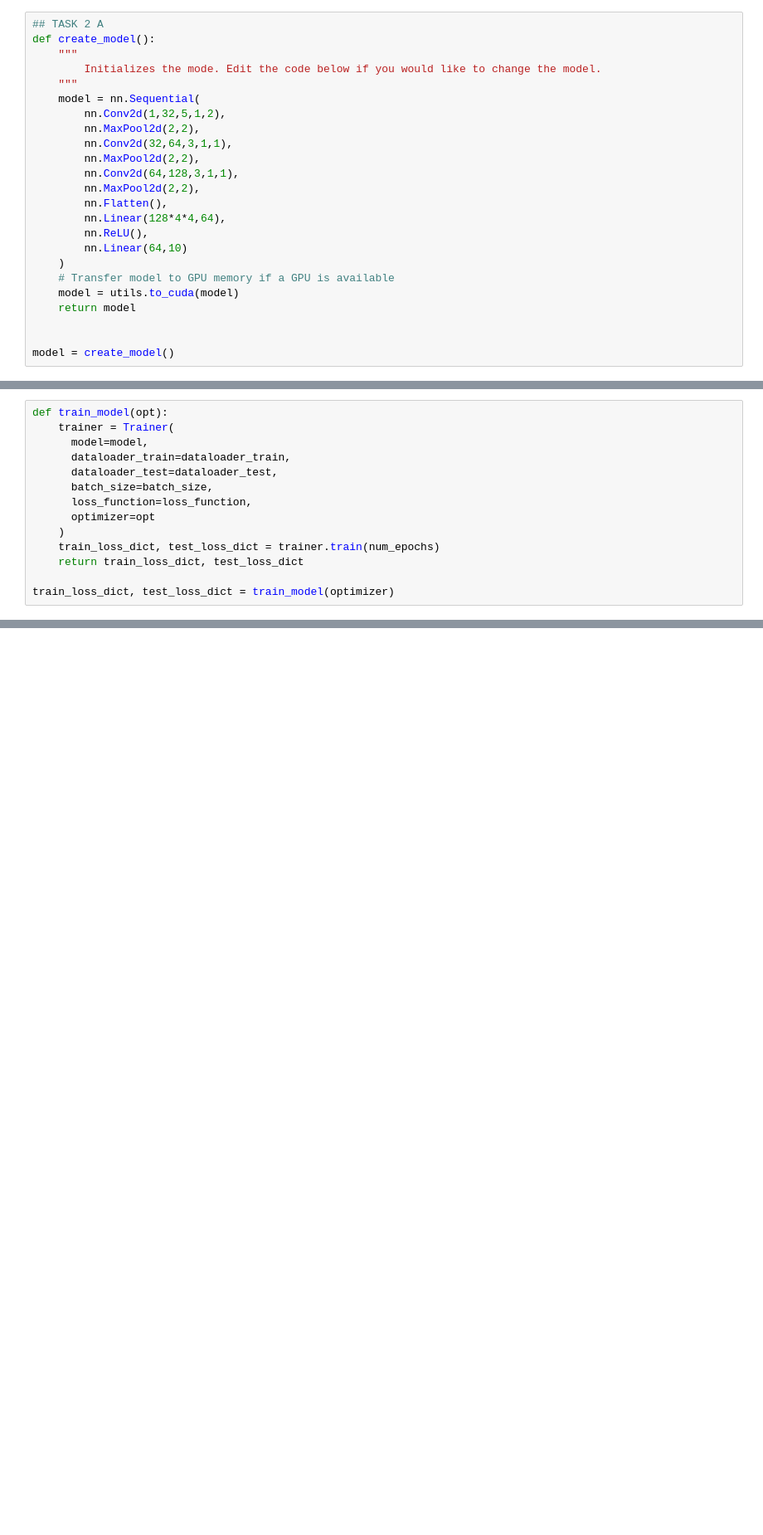
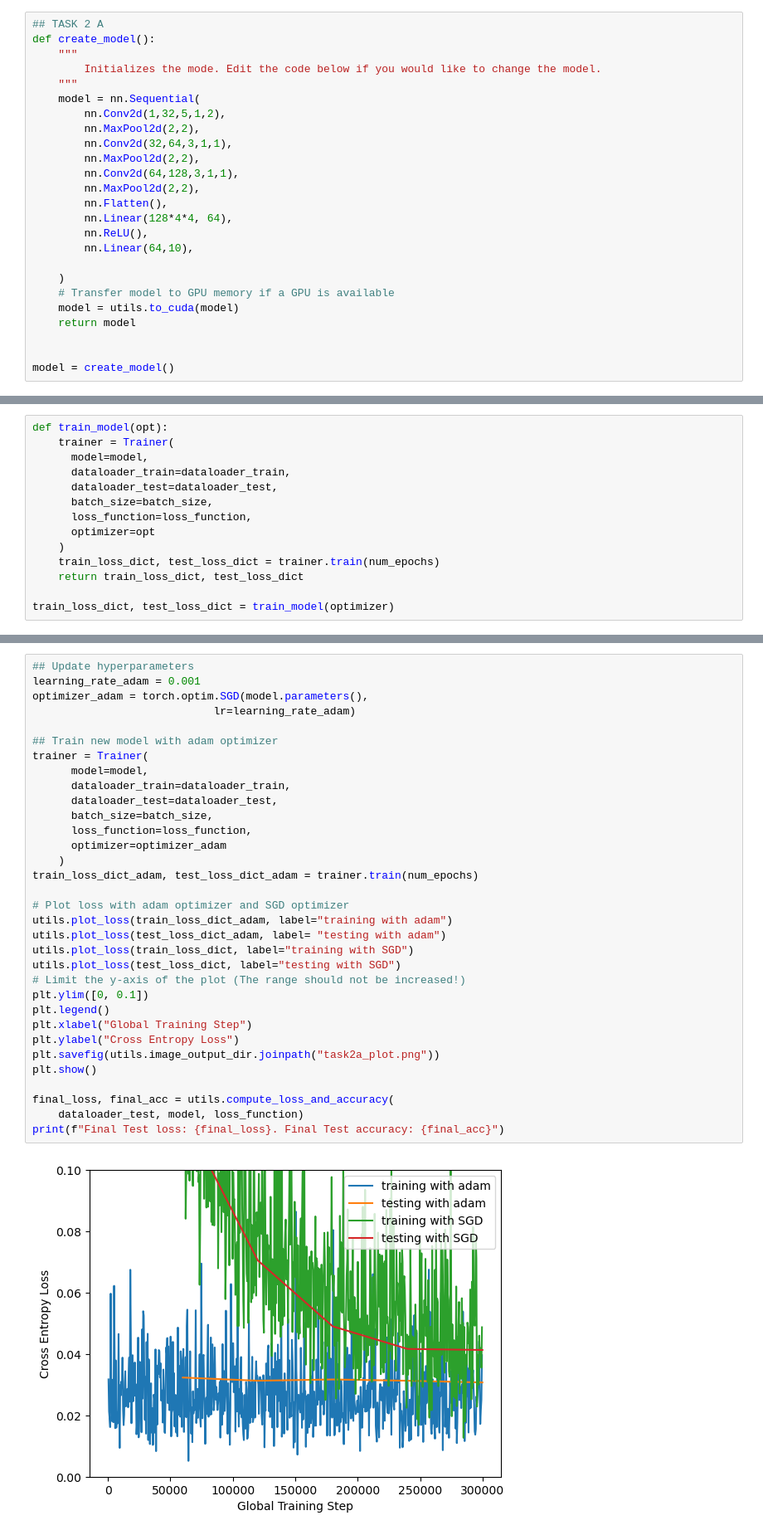
Before and after one commit to TorsteinEide/tdt4195-visdat, a Jupyter notebook: IP2-assignment/TDT4195-StarterCode-2023-main/assignment 2/task2.ipynb, the cells around one changed output, grey strips where cells are left out. Shown: that part at 83% size. Drawn from its saved outputs; the diff is of its cells as text; blank space fills up the shorter version.

Commit message:
finished task2a

```diff
--- a/IP2-assignment/TDT4195-StarterCode-2023-main/assignment 2/task2.ipynb
+++ b/IP2-assignment/TDT4195-StarterCode-2023-main/assignment 2/task2.ipynb
@@ -42,9 +42,10 @@ def create_model():
         nn.Conv2d(64,128,3,1,1),
         nn.MaxPool2d(2,2),
         nn.Flatten(),
-        nn.Linear(128*4*4,64),
+        nn.Linear(128*4*4, 64),
         nn.ReLU(),
-        nn.Linear(64,10)
+        nn.Linear(64,10),
+
     )
     # Transfer model to GPU memory if a GPU is available
     model = utils.to_cuda(model)
@@ -128,0 +118,35 @@ NameError: name 'train_loss_dict_adam' is not defined
+# %%
+## Update hyperparameters
+learning_rate_adam = 0.001
+optimizer_adam = torch.optim.SGD(model.parameters(),
+                            lr=learning_rate_adam)
+
+## Train new model with adam optimizer
+trainer = Trainer(
+      model=model,
+      dataloader_train=dataloader_train,
+      dataloader_test=dataloader_test,
+      batch_size=batch_size,
+      loss_function=loss_function,
+      optimizer=optimizer_adam
+    )
+train_loss_dict_adam, test_loss_dict_adam = trainer.train(num_epochs)
+
+# Plot loss with adam optimizer and SGD optimizer
+utils.plot_loss(train_loss_dict_adam, label="training with adam")
+utils.plot_loss(test_loss_dict_adam, label= "testing with adam")
+utils.plot_loss(train_loss_dict, label="training with SGD")
+utils.plot_loss(test_loss_dict, label="testing with SGD")
+# Limit the y-axis of the plot (The range should not be increased!)
+plt.ylim([0, 0.1])
+plt.legend()
+plt.xlabel("Global Training Step")
+plt.ylabel("Cross Entropy Loss")
+plt.savefig(utils.image_output_dir.joinpath("task2a_plot.png"))
+plt.show()
+
+final_loss, final_acc = utils.compute_loss_and_accuracy(
+    dataloader_test, model, loss_function)
+print(f"Final Test loss: {final_loss}. Final Test accuracy: {final_acc}")
+# %% [output]
+[figure, added]
```
Also changed, not shown: parts of 4 cells of this notebook, 2 other files.
